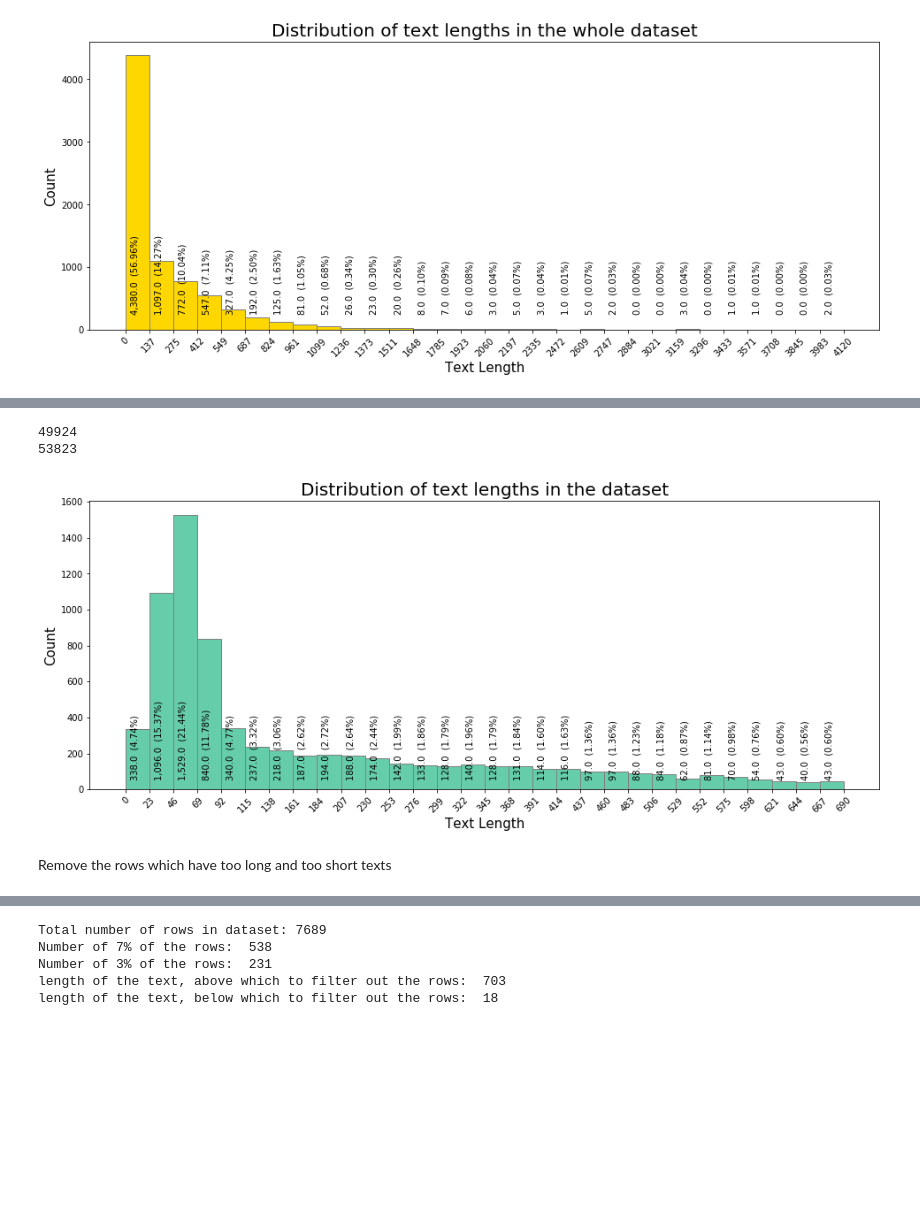
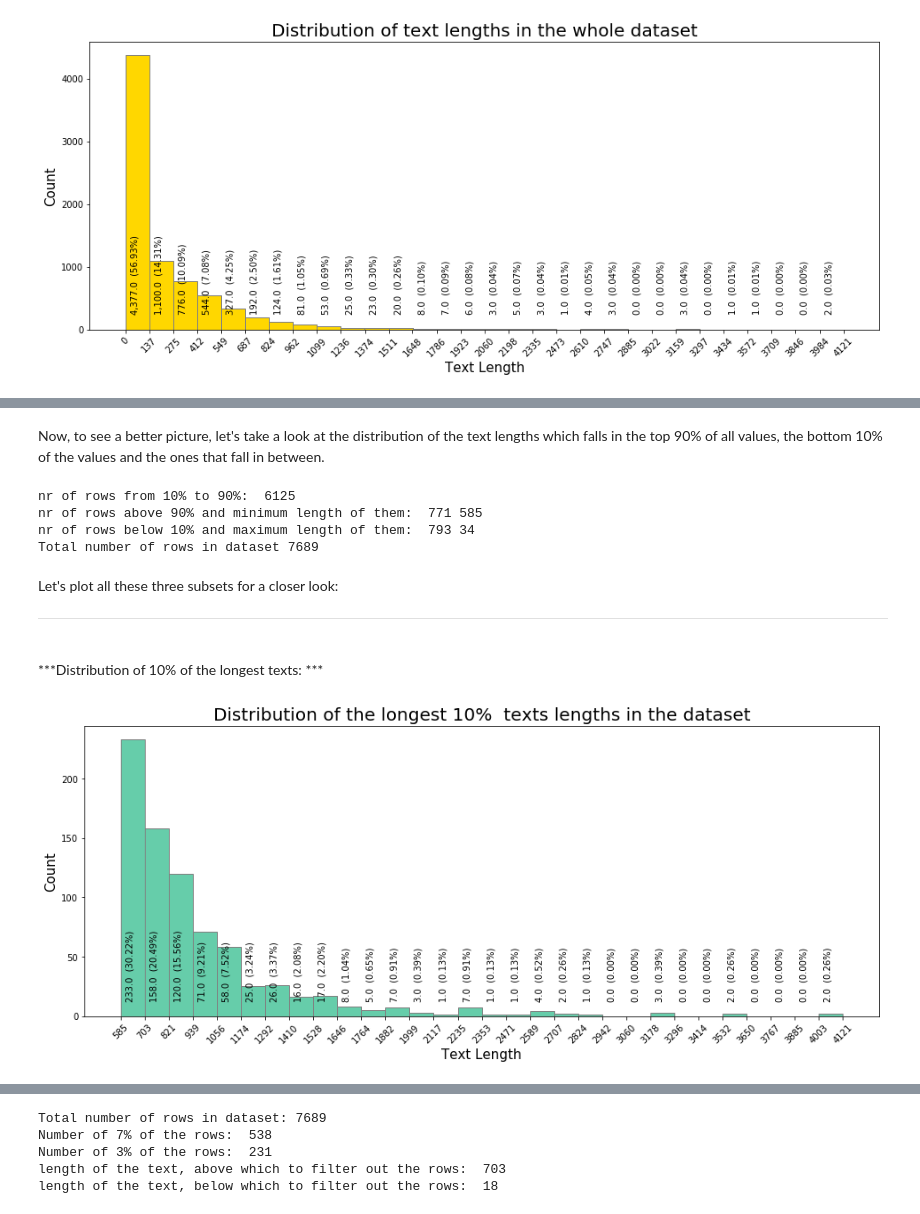
Before and after one commit to gogoladzetedo/Personalities_In_Agile, a Jupyter notebook: Analysis.ipynb, the cells around one changed output, grey strips where cells are left out. Cells and saved outputs as stored; diff of their text form; code cells hidden in the pictures; blank space fills up the shorter version.

Commit message:
Update Analysis.ipynb
v 0.5
- improved regex functions
- added word count in final combined texts output

```diff
--- a/Analysis.ipynb
+++ b/Analysis.ipynb
@@ -245,14 +246,12 @@ def removeCodeSnippet(text):
     text = re.sub('\S*(_|-|:|\.)\S*(_|-|:|\.)\S+', '', str(text))
     # remove multiple 'at' left after the code snippets cleaning
     text = text.replace('at at ', ' ')
-
-    #remove multiple whitespaces
+    #remove multiple whitespaces (needed for removing 'at at' texts, regex is the next command below)
     text = re.sub("\s{2,}", ' ', str(text))
     # remove multiple 'at'
     text = re.sub('at\sat\s', ' ', str(text))
     # remove the non-textual characters
-    text = re.sub(r'(\||~|=|>|_|\[|\]|{|}|--|\/|\\)', '', str(text))
-
+    text = re.sub(r'(\||~|=|>|_|\[|\]|{|}|--|\/|\\|#)', ' ', str(text))
     # remove non-unicode characters
     text = re.sub(r'[^\x00-\x7F]+','', text)
     # remove dates:
@@ -374,37 +365,42 @@ this part of the data have the textlength<=828
-# %%
-cut_val = 690
-print(log_cols[log_cols['textLength']<=cut_val].size)
-print(log_cols.size)
-# %% [output]
-49924
-53823
+# %% [markdown]
+Now, to see a better picture, let's take a look at the distribution of the text lengths which falls in the top 90% of all values, the bottom 10% of the values and the ones that fall in between.
+# %%
+cut_val = round((int(log_cols.shape[0]) * 0.1))
+cut_val_top_length = log_cols.sort_values('textLength', ascending=False).head(cut_val).iloc[cut_val-1].textLength
+cut_val_bottom_length = log_cols.sort_values('textLength', ascending=True).head(cut_val).iloc[cut_val-1].textLength
+
+print('nr of rows from 10% to 90%: ', log_cols[(log_cols['textLength']<cut_val_top_length) & (log_cols['textLength']>cut_val_bottom_length)].shape[0])
+print('nr of rows above 90% and minimum length of them: ', log_cols[log_cols['textLength']>=cut_val_top_length].shape[0], cut_val_top_length)
+print('nr of rows below 10% and maximum length of them: ',log_cols[log_cols['textLength']<=cut_val_bottom_length].shape[0], cut_val_bottom_length)
+print('Total number of rows in dataset', log_cols.shape[0])
+# %% [output]
+nr of rows from 10% to 90%:  6125
+nr of rows above 90% and minimum length of them:  771 585
+nr of rows below 10% and maximum length of them:  793 34
+Total number of rows in dataset 7689
+# %% [markdown]
+Let's plot all these three subsets for a closer look: <hr/>
+# %% [markdown]
+***Distribution of 10% of the longest texts: ***
 # %%
 fig, ax = plt.subplots(figsize=(16,6))
-
 _colour = 'mediumaquamarine'
-counts, bins, patches = ax.hist(log_cols[log_cols['textLength']<=cut_val]['textLength'],
+counts, bins, patches = ax.hist(log_cols[log_cols['textLength']>=cut_val_top_length]['textLength'],
                                 facecolor=_colour, edgecolor='gray', bins=30)
-
 # Set the ticks to be at the edges of the bins.
 ax.set_xticks(bins.round(0))
 plt.xticks(rotation=45)
-
-plt.title('Distribution of text lengths in the dataset', fontsize=20)
+plt.title('Distribution of the longest 10%  texts lengths in the dataset', fontsize=20)
 plt.ylabel('Count', fontsize=15)
 plt.xlabel('Text Length', fontsize=15)
-
 # Calculate bar centre to display the count of data points and %
 bin_x_centers = 0.5 * np.diff(bins) + bins[:-1]
 bin_y_centers = ax.get_yticks()[1] * 0.25
-
 # Display the the count of data points and % for each bar in histogram
 for i in range(len(bins)-1):
     bin_label = "{0:,}".format(counts[i]) + "  ({0:,.2f}%)".format((counts[i]/counts.sum())*100)
     plt.text(bin_x_centers[i], bin_y_centers, bin_label, rotation=90, rotation_mode='anchor')
-
 # Display the graph
 plt.show()
 # %% [output]
-[figure, old version]
+[figure, new version]
-# %% [markdown]
-Remove the rows which have too long and too short texts
```
Also changed, not shown: parts of 17 cells of this notebook.
